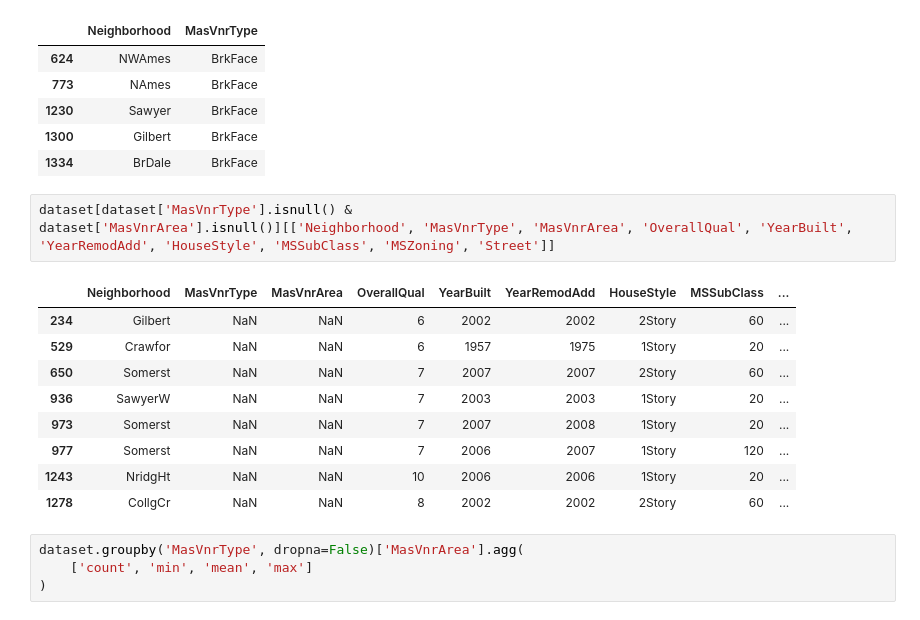
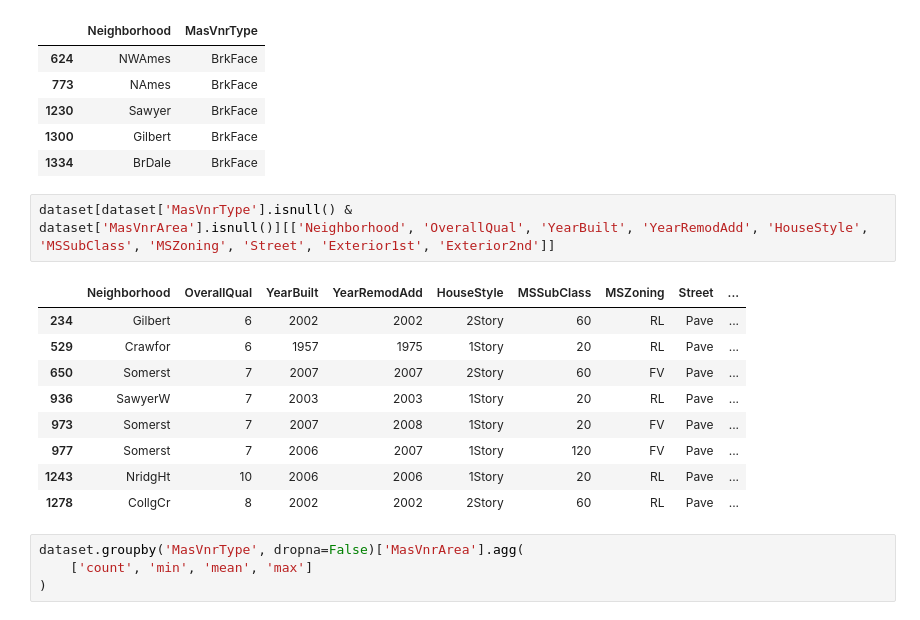
Before and after one commit to kogimurio/house_sales_prediction, a Jupyter notebook: saales_price_predictions.ipynb, the cells around one changed output. Drawn from its saved outputs; the diff is of its cells as text.

```diff
--- a/saales_price_predictions.ipynb
+++ b/saales_price_predictions.ipynb
@@ -526,17 +526,17 @@ dataset.loc[[624, 773, 1230, 1300, 1334], ['Neighborhood','MasVnrType']]
 | 1334 | BrDale | BrkFace |
 # %%
 dataset[dataset['MasVnrType'].isnull() &
-dataset['MasVnrArea'].isnull()][['Neighborhood', 'MasVnrType', 'MasVnrArea', 'OverallQual', 'YearBuilt', 'YearRemodAdd', 'HouseStyle', 'MSSubClass', 'MSZoning', 'Street']]
+dataset['MasVnrArea'].isnull()][['Neighborhood', 'OverallQual', 'YearBuilt', 'YearRemodAdd', 'HouseStyle', 'MSSubClass', 'MSZoning', 'Street', 'Exterior1st', 'Exterior2nd']]
 # %% [output]
-|  | Neighborhood | MasVnrType | MasVnrArea | OverallQual | YearBuilt | YearRemodAdd | HouseStyle | MSSubClass | ... |
-| 234 | Gilbert | NaN | NaN | 6 | 2002 | 2002 | 2Story | 60 | ... |
-| 529 | Crawfor | NaN | NaN | 6 | 1957 | 1975 | 1Story | 20 | ... |
-| 650 | Somerst | NaN | NaN | 7 | 2007 | 2007 | 2Story | 60 | ... |
-| 936 | SawyerW | NaN | NaN | 7 | 2003 | 2003 | 1Story | 20 | ... |
-| 973 | Somerst | NaN | NaN | 7 | 2007 | 2008 | 1Story | 20 | ... |
-| 977 | Somerst | NaN | NaN | 7 | 2006 | 2007 | 1Story | 120 | ... |
-| 1243 | NridgHt | NaN | NaN | 10 | 2006 | 2006 | 1Story | 20 | ... |
-| 1278 | CollgCr | NaN | NaN | 8 | 2002 | 2002 | 2Story | 60 | ... |
+|  | Neighborhood | OverallQual | YearBuilt | YearRemodAdd | HouseStyle | MSSubClass | MSZoning | Street | ... |
+| 234 | Gilbert | 6 | 2002 | 2002 | 2Story | 60 | RL | Pave | ... |
+| 529 | Crawfor | 6 | 1957 | 1975 | 1Story | 20 | RL | Pave | ... |
+| 650 | Somerst | 7 | 2007 | 2007 | 2Story | 60 | FV | Pave | ... |
+| 936 | SawyerW | 7 | 2003 | 2003 | 1Story | 20 | RL | Pave | ... |
+| 973 | Somerst | 7 | 2007 | 2008 | 1Story | 20 | FV | Pave | ... |
+| 977 | Somerst | 7 | 2006 | 2007 | 1Story | 120 | FV | Pave | ... |
+| 1243 | NridgHt | 10 | 2006 | 2006 | 1Story | 20 | RL | Pave | ... |
+| 1278 | CollgCr | 8 | 2002 | 2002 | 2Story | 60 | RL | Pave | ... |
 # %%
 dataset.groupby('MasVnrType', dropna=False)['MasVnrArea'].agg(
     ['count', 'min', 'mean', 'max']
```
Also changed, not shown: parts of 15 cells of this notebook.
